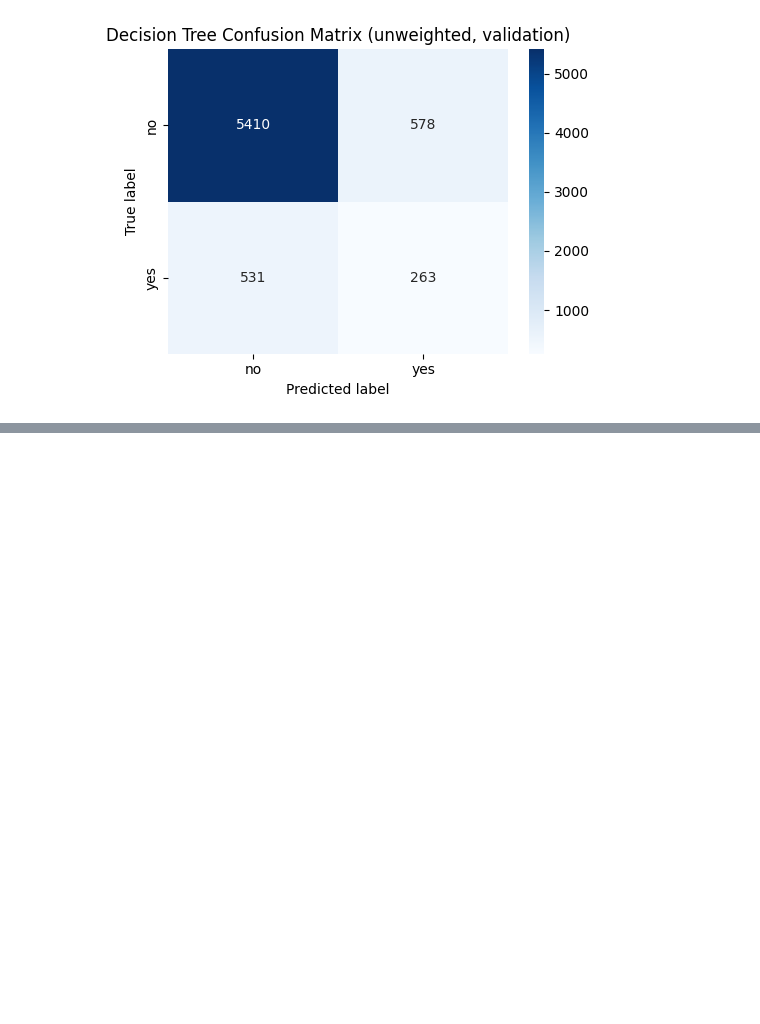
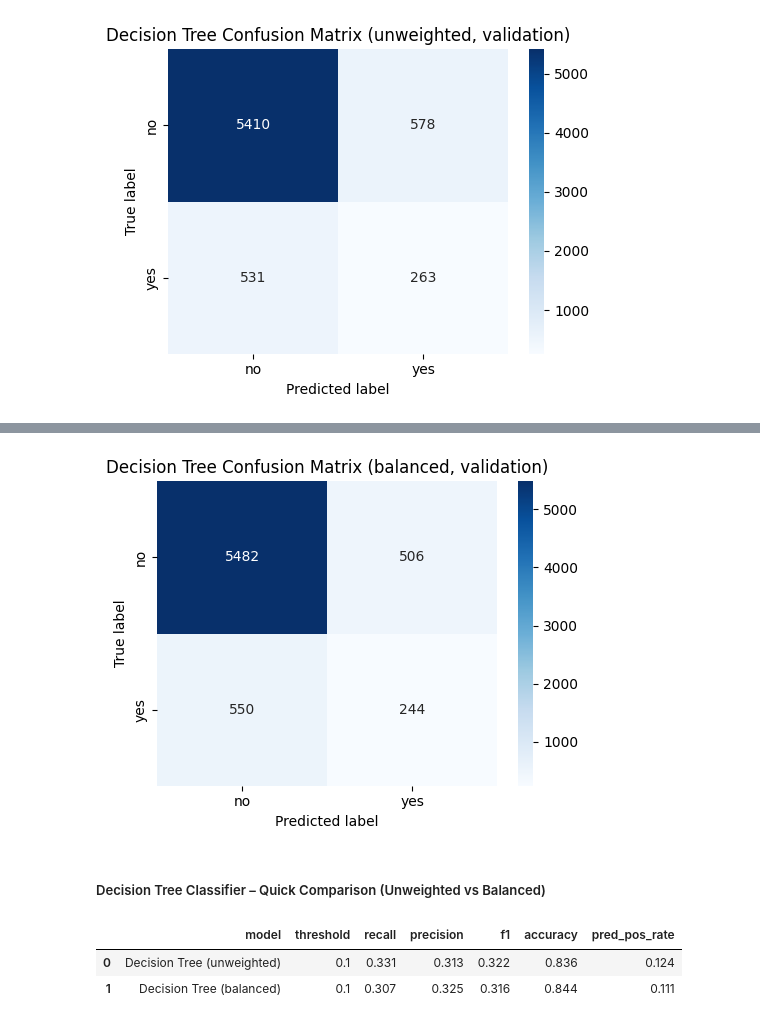
Before and after one commit to SuperDataScience-Community-Projects/SDS-CP038-banktermpredict, a Jupyter notebook: beginner/submissions/team-members/Mahtab/data-analysis.ipynb, the cells around one changed output, grey strips where cells are left out. Drawn from its saved outputs; the diff is of its cells as text; code cells hidden in the pictures; blank space fills up the shorter version.

```diff
--- a/beginner/submissions/team-members/Mahtab/data-analysis.ipynb
+++ b/beginner/submissions/team-members/Mahtab/data-analysis.ipynb
@@ -1619,0 +1767,65 @@ plt.show()
+# %%
+import numpy as np
+
+probs = globals().get("probs_val_DT_BAL")
+thresh = globals().get("THRESH_DT_BAL")
+y_val_b = np.array(Y_val, dtype=int)
+
+if probs is None or thresh is None:
+    raise ValueError("Balanced Decision Tree probabilities or threshold not found. Check previous cells!!!")
+
+y_pred = (probs >= thresh).astype(int)
+
+# Set up confusion matrix
+cm = confusion_matrix(y_val_b, y_pred)
+labels = ["no", "yes"]
+
+# Plot confusion matrix
+plt.figure(figsize=(5,4))
+sns.heatmap(cm, annot=True, fmt="d", cmap="Blues",
+            xticklabels=labels, yticklabels=labels)
+plt.xlabel("Predicted label")
+plt.ylabel("True label")
+plt.title("Decision Tree Confusion Matrix (balanced, validation)")
+plt.tight_layout()
+plt.show()
+# %% [output]
+[figure, added]
+# %% [markdown]
+##### Decision Tree Classifier – Quick Comparison (Unweighted vs Balanced)
+# %%
+probs_a_unw = globals().get("probs_val_DT_UNW")
+probs_b_bal = globals().get("probs_val_DT_BAL")
+y_val_b = np.array(Y_val, dtype=int)
+
+threshold_a_unw = globals().get("THRESH_DT_UNW")
+threshold_b_bal = globals().get("THRESH_DT_BAL")
+
+y_val_b = np.array(Y_val, dtype=int)
+
+def evaluate_model(probs, thresh):
+    if probs is None:
+        raise ValueError("probabilities array is None — check globals() name.")
+    if thresh is None:
+        raise ValueError("threshold is None — check globals() name.")
+    y_pred = (probs >= thresh).astype(int)
+    return {
+        "threshold": float(thresh),
+        "recall":    recall_score(y_val_b, y_pred, zero_division=0),
+        "precision": precision_score(y_val_b, y_pred, zero_division=0),
+        "f1":        f1_score(y_val_b, y_pred, zero_division=0),
+        "accuracy":  accuracy_score(y_val_b, y_pred),
+        "pred_pos_rate": float(y_pred.mean())
+    }
+
+final = [
+    {"model": "Decision Tree (unweighted)", **evaluate_model(probs_a_unw, threshold_a_unw)},
+    {"model": "Decision Tree (balanced)",   **evaluate_model(probs_b_bal, threshold_b_bal)}
+]
+
+results = pd.DataFrame(final, columns=["model","threshold","recall","precision","f1","accuracy","pred_pos_rate"]).round(3)
+display(results)
+# %% [output]
+|  | model | threshold | recall | precision | f1 | accuracy | pred_pos_rate |
+| 0 | Decision Tree (unweighted) | 0.1 | 0.331 | 0.313 | 0.322 | 0.836 | 0.124 |
+| 1 | Decision Tree (balanced) | 0.1 | 0.307 | 0.325 | 0.316 | 0.844 | 0.111 |
```
Also changed, not shown: parts of 41 cells of this notebook.
